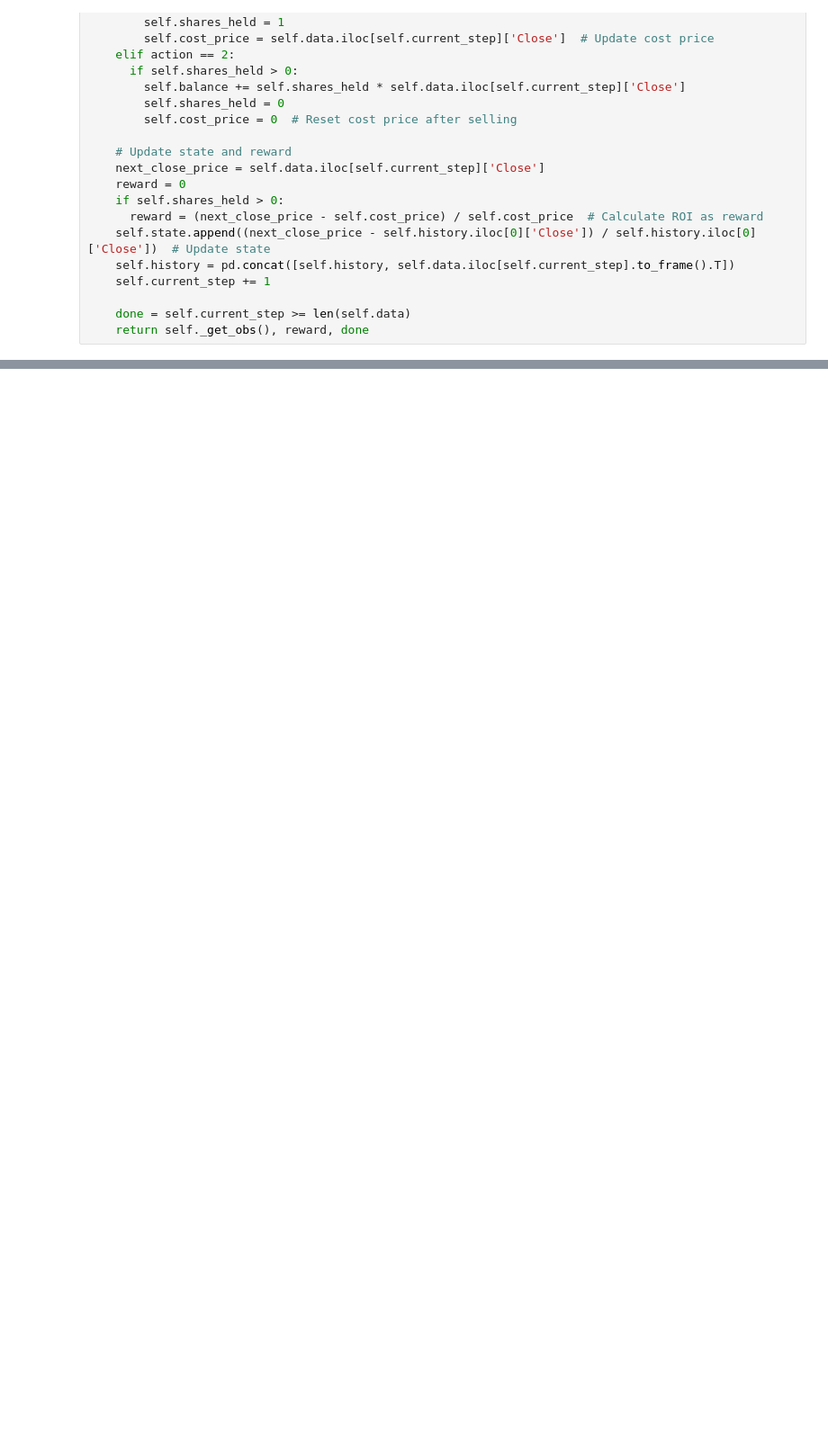
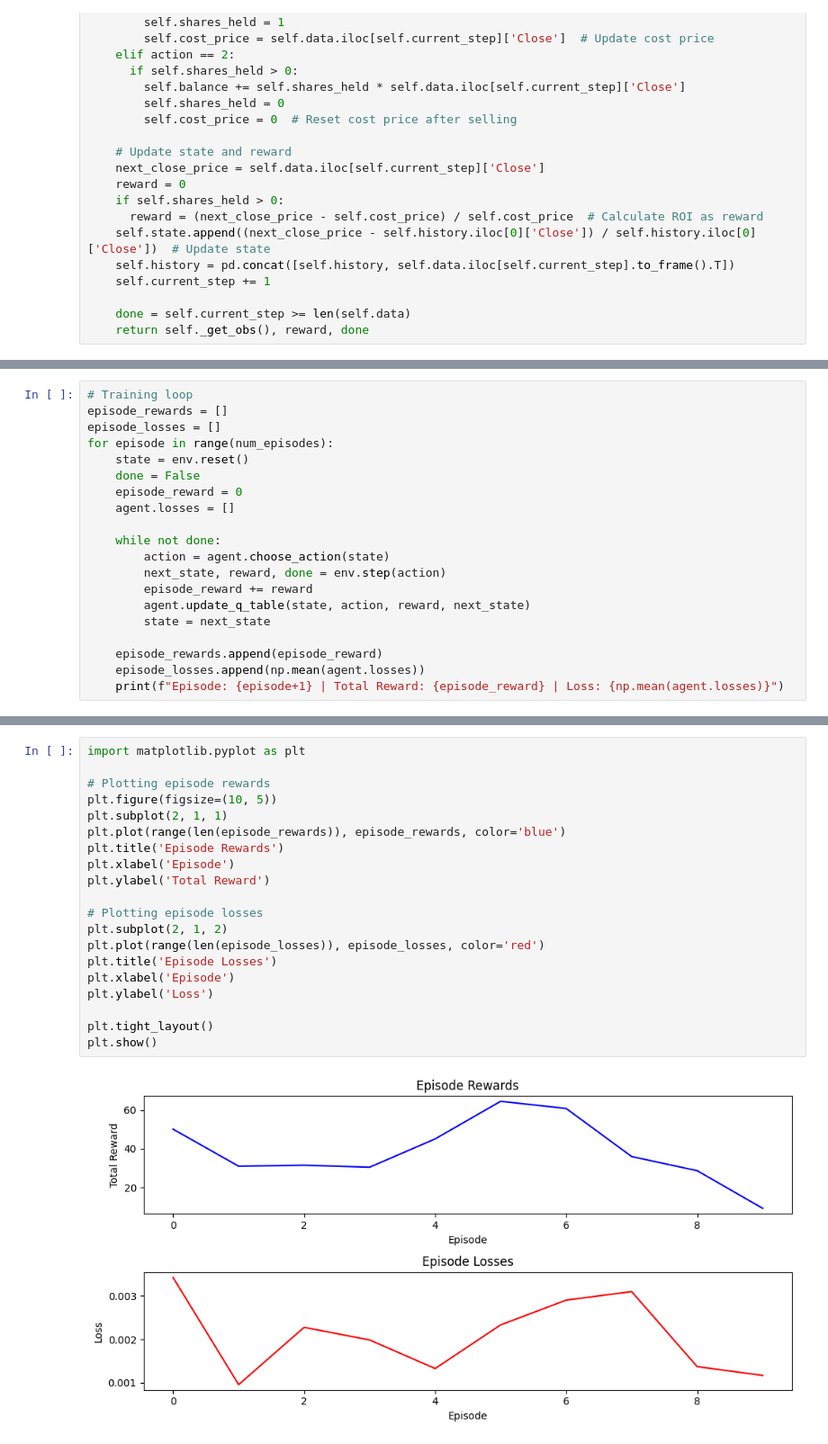
Before and after one commit to dhruvRj18/RL-stock-data, a Jupyter notebook: RL_Stock_Trading.ipynb, the cells around one changed output, grey strips where cells are left out. Shown at 90% size. Cells and saved outputs as stored; diff of their text form; blank space fills up the shorter version.

```diff
--- a/RL_Stock_Trading.ipynb
+++ b/RL_Stock_Trading.ipynb
@@ -146,0 +163,20 @@ plt.show()
+# %%
+# Training loop
+episode_rewards = []
+episode_losses = []
+for episode in range(num_episodes):
+    state = env.reset()
+    done = False
+    episode_reward = 0
+    agent.losses = []
+
+    while not done:
+        action = agent.choose_action(state)
+        next_state, reward, done = env.step(action)
+        episode_reward += reward
+        agent.update_q_table(state, action, reward, next_state)
+        state = next_state
+
+    episode_rewards.append(episode_reward)
+    episode_losses.append(np.mean(agent.losses))
+    print(f"Episode: {episode+1} | Total Reward: {episode_reward} | Loss: {np.mean(agent.losses)}")
@@ -146,0 +194,22 @@ plt.show()
+# %%
+import matplotlib.pyplot as plt
+
+# Plotting episode rewards
+plt.figure(figsize=(10, 5))
+plt.subplot(2, 1, 1)
+plt.plot(range(len(episode_rewards)), episode_rewards, color='blue')
+plt.title('Episode Rewards')
+plt.xlabel('Episode')
+plt.ylabel('Total Reward')
+
+# Plotting episode losses
+plt.subplot(2, 1, 2)
+plt.plot(range(len(episode_losses)), episode_losses, color='red')
+plt.title('Episode Losses')
+plt.xlabel('Episode')
+plt.ylabel('Loss')
+
+plt.tight_layout()
+plt.show()
+# %% [output]
+[figure, added]
```
Also changed, not shown: parts of 10 cells of this notebook.
